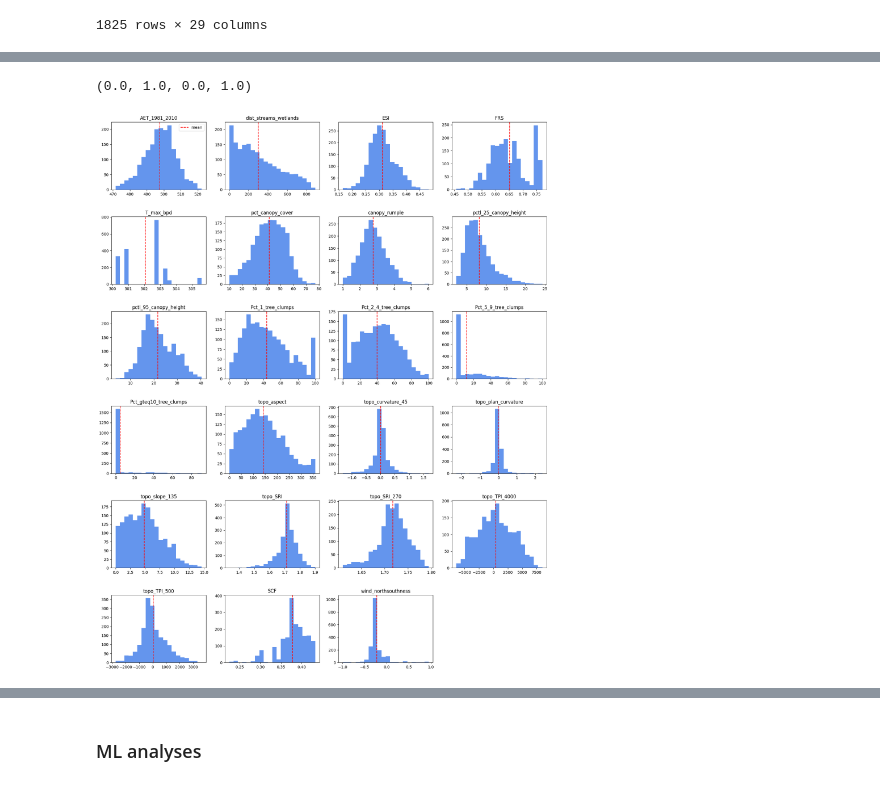
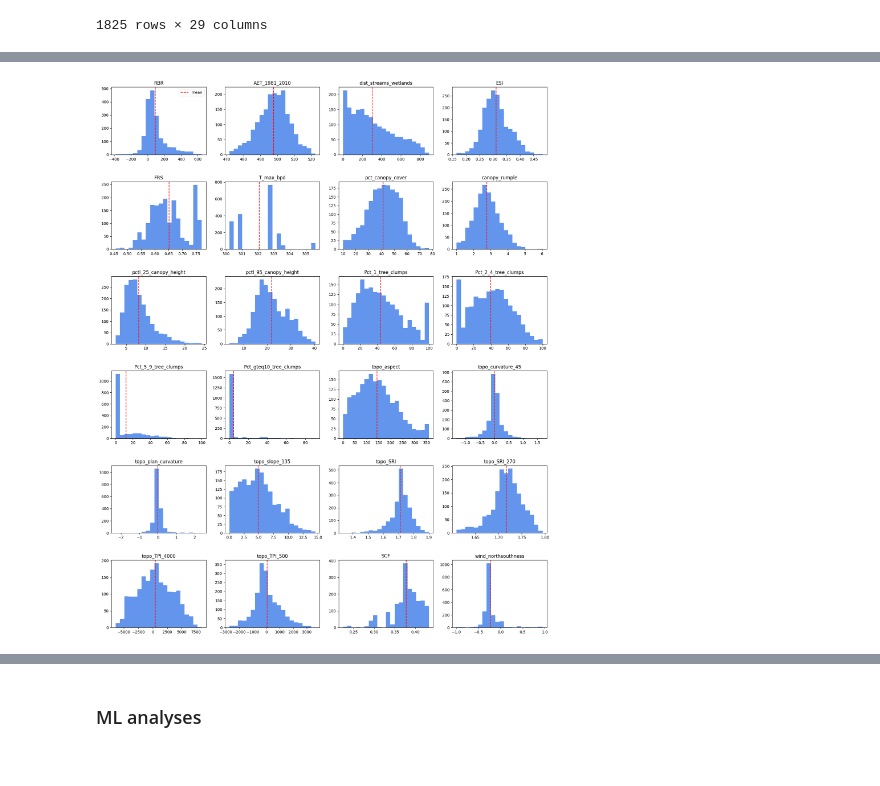
Before and after one commit to UW-ESS-DS/MLGeo2023_ESS569_Burn_Severity_Drivers, a Jupyter notebook: Burn_severity_analysis_v2.ipynb, the cells around one changed output, grey strips where cells are left out. Drawn from its saved outputs; the diff is of its cells as text; code cells hidden in the pictures.

```diff
--- a/Burn_severity_analysis_v2.ipynb
+++ b/Burn_severity_analysis_v2.ipynb
@@ -106,10 +194,10 @@ data
 # %%
 # Descriptive statistics
 analog_vars = data.drop(columns=['Unnamed: 0', 'RBR', 'X', 'Y', 'Rx', 'EVT_PP']) # isolating continuous variables for analysis
-
+analog_vars_2 = data.drop(columns=['Unnamed: 0', 'X', 'Y', 'Rx', 'EVT_PP']) # keeping RBR for descriptivr stats and histograms
 stats = {} #instantiate dict
 
-for var in analog_vars:
+for var in analog_vars_2:
     mean = np.mean(data[var]) #calculate mean
     median = np.median(data[var]) # calculate median
     variance = scipy.stats.variation(data[var]) # calculate variance
@@ -232,29 +286,26 @@ plt.show()
 # %%
 # Histograms of continuous variables
 ncols = 4 # change to whatever you'd like!
-nrows = int( np.ceil( (len(analog_vars.keys())/ncols) ) )
+nrows = int( np.ceil( (len(analog_vars_2.keys())/ncols) ) )
 
 fig, ax = plt.subplots(nrows, ncols, figsize=(5*ncols, 100/ncols))
 
 col_order = list(np.arange(ncols))*nrows # making column and row order lists for the subplot for loop
 row_order = []
 for i in np.arange(nrows):
     for j in np.arange(ncols):
         row_order.append(i)
 
-for r, c, var in zip(row_order, col_order, analog_vars): # loop through each continuous variable
+for r, c, var in zip(row_order, col_order, analog_vars_2): # loop through each continuous variable
     ax[r][c].hist(data[var], 20, color='cornflowerblue') # make histogram of var
     ax[r][c].set_title(var) # tile histogram w/ var string
     ax[r][c].axvline(stats_df[var]['mean'], c='r', ls='--', alpha=1, label='mean') # make vertical mean line
 
 plt.subplots_adjust(wspace=0.2, hspace=0.4) # make space between plots
 ax[0][0].legend()
-
-# Disable the last subplot if it's empty
-ax[-1, -1].axis('off')
+plt.savefig('histograms_plot.png')
 # %% [output]
-(0.0, 1.0, 0.0, 1.0)
-[figure, old version]
+[figure, new version]
 # %%
 # Scatterplots with LOESS fit: RBR vs continuous variables
 from statsmodels.nonparametric.smoothers_lowess import lowess
```
Also changed, not shown: parts of 37 cells of this notebook.
